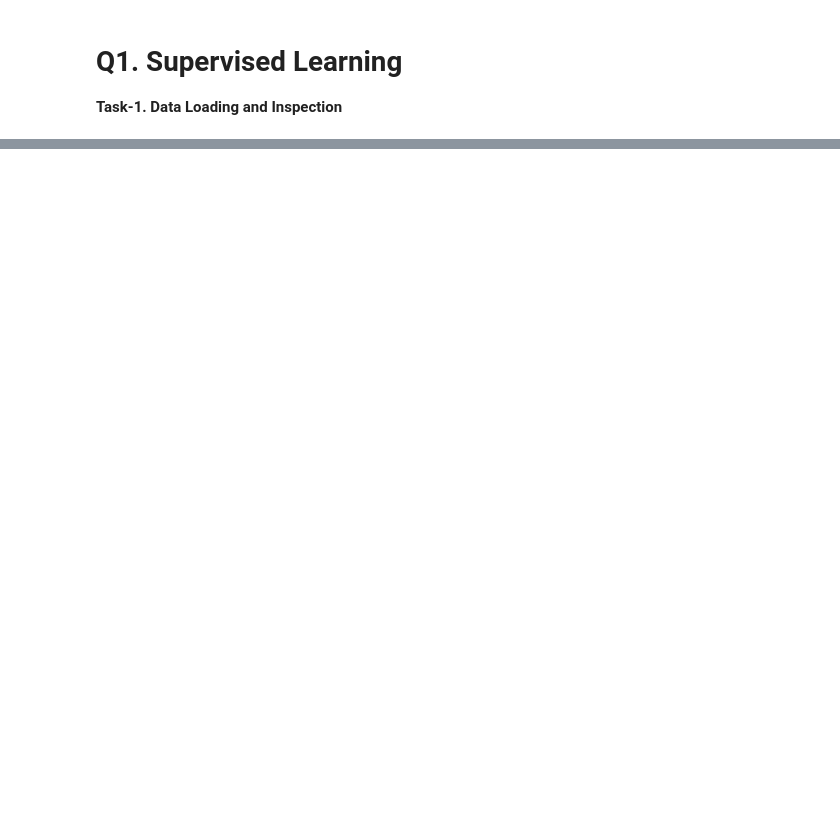
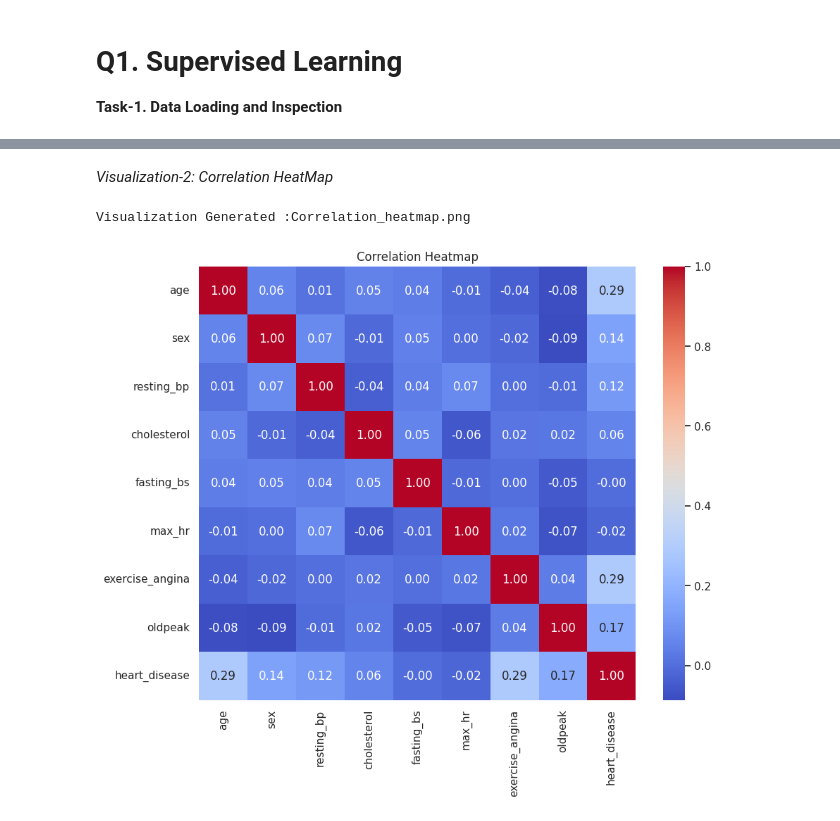
Before and after one commit to Krishna-97/ml-assessment-krishna-tk, a Jupyter notebook: part_a/q1_supervised.ipynb, the cells around one changed output, grey strips where cells are left out. Cells and saved outputs as stored; diff of their text form; code cells hidden in the pictures; blank space fills up the shorter version.

```diff
--- a/part_a/q1_supervised.ipynb
+++ b/part_a/q1_supervised.ipynb
@@ -12,0 +82,13 @@ FileNotFoundError: [Errno 2] No such file or directory: 'data/q1_heart_disease.c
+# %% [markdown]
+*Visualization-2: Correlation HeatMap*
+# %%
+numeric_df = df.select_dtypes(include=[np.number])
+plt.figure(figsize=(10, 8))
+sns.heatmap(numeric_df.corr(), annot=True, cmap='coolwarm', fmt=".2f")
+plt.title('Correlation Heatmap')
+plt.savefig('Correlation_heatmap.png')
+print('Visualization Generated :Correlation_heatmap.png')
+plt.show()
+# %% [output]
+Visualization Generated :Correlation_heatmap.png
+[figure, added]
```
Also changed, not shown: parts of 9 cells of this notebook.
